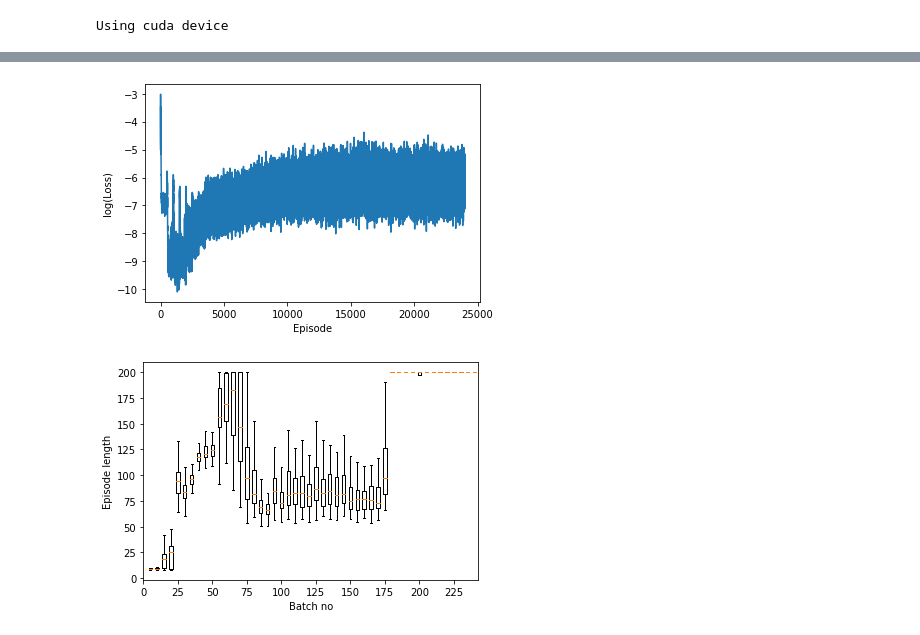
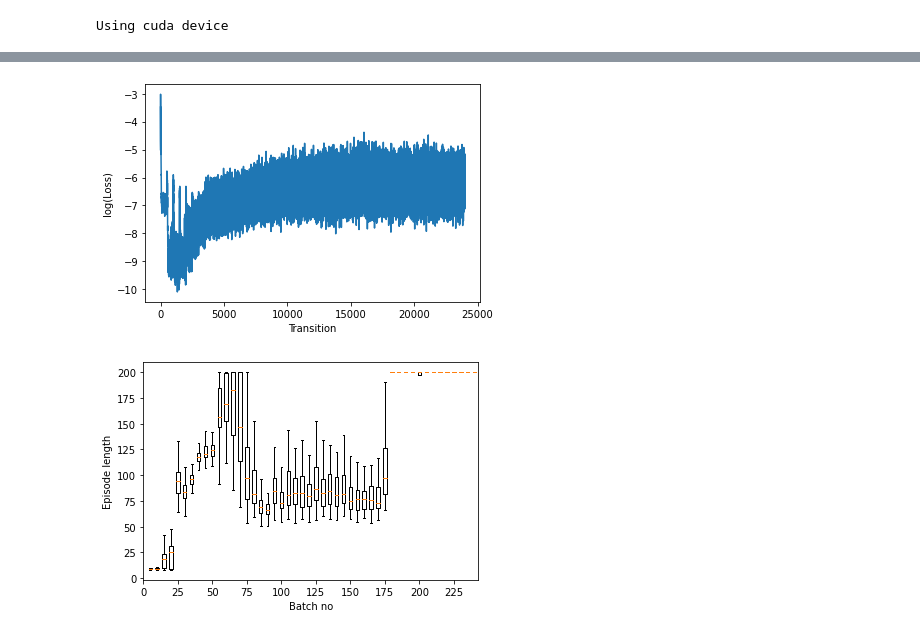
Before and after one commit to pkimstrand/RL-course-pt2, a Jupyter notebook: CartPoleDQN.ipynb, the cells around one changed output, grey strips where cells are left out. Saved outputs shown, nothing was run; the diff lists cells and outputs as text; code cells hidden in the pictures.

```diff
--- a/CartPoleDQN.ipynb
+++ b/CartPoleDQN.ipynb
@@ -59,7 +55,7 @@ class DQNLearningAgent():
             action = np.argmin(q_s)
         else:
             q_s = self.policy_net.get_qs(state)
-            #self.epsilon = EPS_END + (EPS_START - EPS_END) * math.exp(-1. * steps_done / EPS_DECAY)
+
             if random.random() > self.epsilon:
                 action = np.argmin(q_s)
             else:
@@ -73,12 +69,12 @@ class DQNLearningAgent():
         if (x< -self.x_threshold or x > self.x_threshold
             or theta < -self.theta_threshold_radians
             or theta > self.theta_threshold_radians):
-            #done = True
+
             cost = 1
         # Goal States (S+)
         elif (-self.x_success_range < x < self.x_success_range
               and -self.theta_success_range < theta < self.theta_success_range):
-            #done = False
+
             cost = 0
         return action, cost, new_state, done, info
 
@@ -89,7 +85,7 @@ class DQNLearningAgent():
         state = self.env.reset()
 
         for _ in range(500):
-            # get best action from the NFQ net
+
             action, cost, new_state, done, info = self.step(state, target)
 
             episode.append((state, action, cost, new_state, done, info))
@@ -99,9 +95,7 @@ class DQNLearningAgent():
             total_cost += cost
             if done:
                 break
-            #if 'TimeLimit.truncated' in info:
-            #    #print(info)
-            #    break
+
 
         return episode, total_cost
 
@@ -111,19 +105,6 @@ class DQNLearningAgent():
             episode, _ = self.run_one_episode()
             experiences.extend(episode)
         return experiences
-
-    def get_goal_experience(self, size):
-        # Hint-to-goal heuristic with values extracted from env
-        goal_experiences = []
-
-        for i in range(size):
-            goal_experiences.append(np.array([np.random.uniform(-0.1, 0.1),
-                                              np.random.normal(),
-                                              np.random.uniform(-self.theta_success_range, self.theta_success_range),
-                                              np.random.normal(),
-                                              np.random.randint(2)]))
-        goal_targets = np.zeros(size, dtype = np.float32)
-        return np.array(goal_experiences), goal_targets
 # %%
 class NeuralNetwork(nn.Module):
     def __init__(self):
@@ -183,7 +164,7 @@ def sample_pattern_set(experiences, model, discount_factor, device, n_sample):
 def train_loop(agent, loss_fn, optimizer, discount_factor, device):
     losses=[]
     test_episode_lengths=[]
-    global steps_done
+
     N_batches = 100000
     n_sample=500
     state = agent.env.reset()
@@ -199,13 +180,13 @@ def train_loop(agent, loss_fn, optimizer, discount_factor, device):
             state = agent.env.reset()
         else:
             state = new_state
+
         if (len(experiences) > n_sample):
 
             state_actions, target_q_values = sample_pattern_set(experiences,
                                                       agent.target_net,
                                                       discount_factor,
                                                       device, n_sample)
-
 
             pred = agent.policy_net(state_actions).squeeze()
 
@@ -224,14 +205,8 @@ def train_loop(agent, loss_fn, optimizer, discount_factor, device):
                 scheduler.step()
                 test_episode_lengths.append(ep_length)
 
-            EXPLORE = N_batches   #how many time steps to play
-            FINAL_EPSILON = 0.001 # final value of epsilon
-            INITIAL_EPSILON = 1.0# # starting value of epsilon
-
             if agent.epsilon > FINAL_EPSILON:
-                agent.epsilon -= (INITIAL_EPSILON - FINAL_EPSILON) / EXPLORE
-
-            steps_done +=1
+                agent.epsilon -= (INITIAL_EPSILON - FINAL_EPSILON) / N_batches
 
             if i_batch % TARGET_UPDATE == 0:
                 agent.target_net.load_state_dict(agent.policy_net.state_dict())
@@ -311,10 +276,10 @@ Done!
 # %%
 plt.figure()
 p=plt.plot(np.log(losses[0]))
 yl=plt.ylabel('log(Loss)')
-yl=plt.xlabel('Episode')
+yl=plt.xlabel('Transition')
 # %% [output]
-[figure, old version]
+[figure, new version]
 # %%
 plt.figure()
 p=plt.boxplot(losses[1], showfliers=False)#[np.mean(ep) for ep in losses[1]])
```
Also changed, not shown: parts of 4 cells of this notebook.
